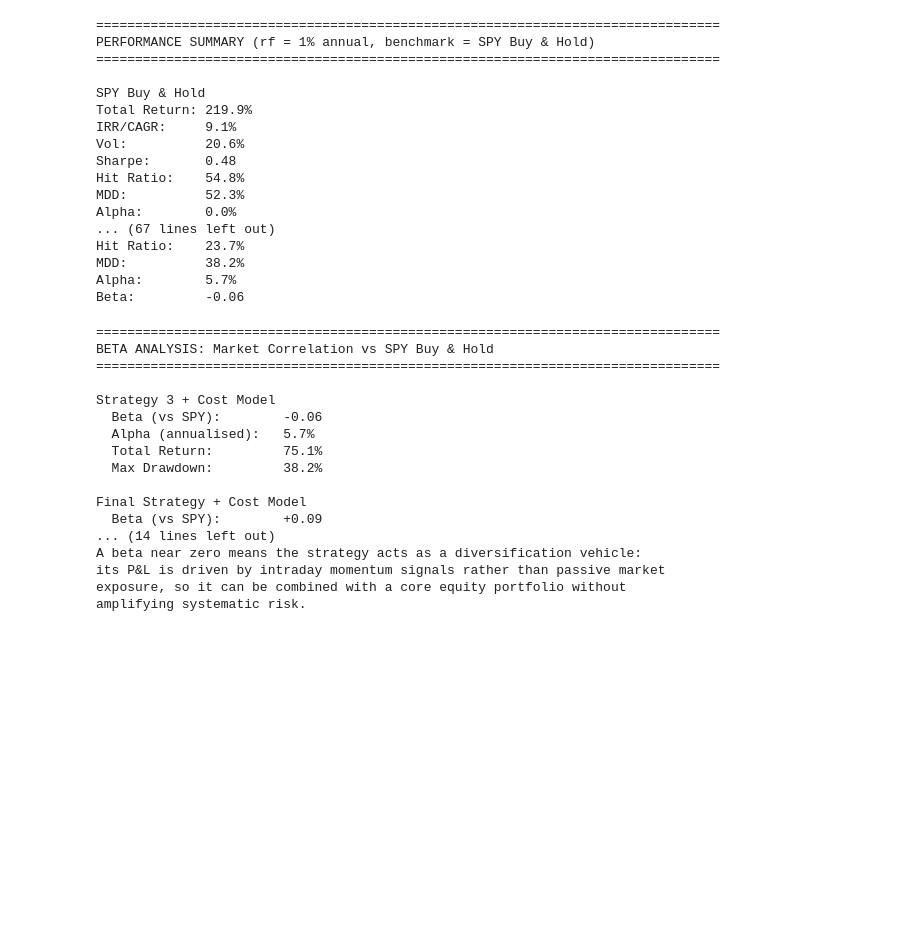
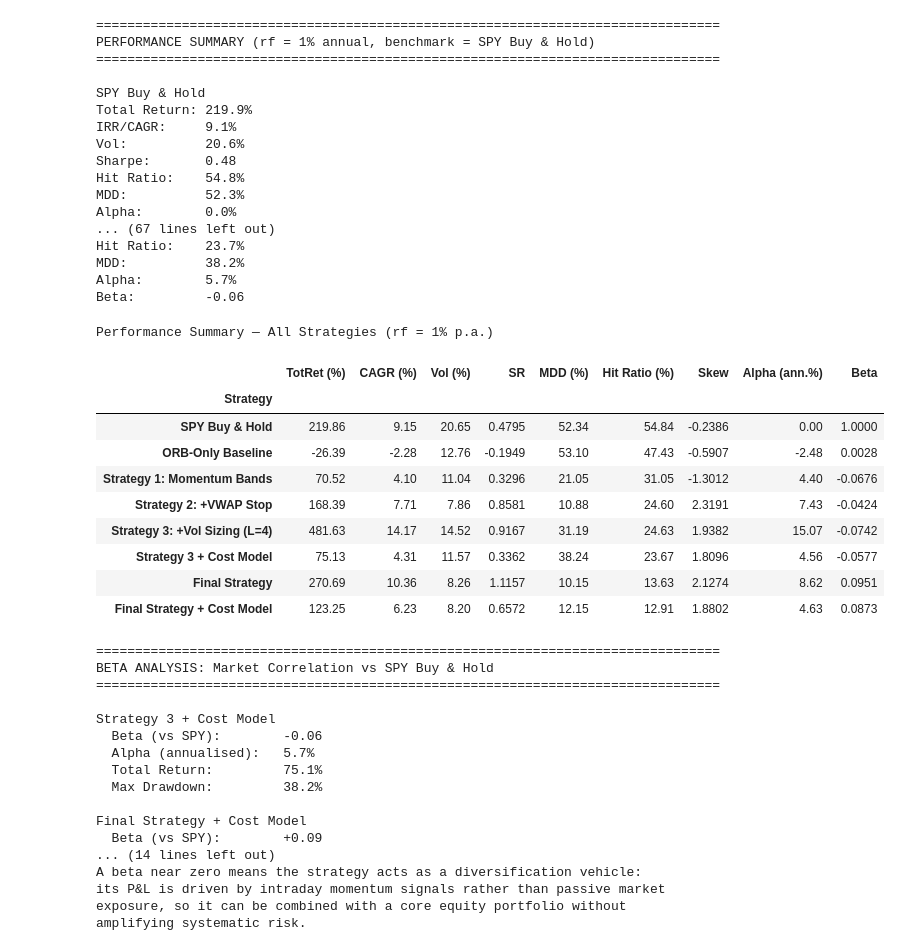
Before and after one commit to Seal1026/project_code, a Jupyter notebook: momentum.ipynb, the cells around one changed output. Cells and saved outputs as stored; diff of their text form; code cells hidden in the pictures; blank space fills up the shorter version.

Commit message:
add metrics for all

```diff
--- a/momentum.ipynb
+++ b/momentum.ipynb
@@ -382,6 +382,63 @@ Hit Ratio:    23.7%
 MDD:          38.2%
 Alpha:        5.7%
 Beta:         -0.06
+# %%
+importlib.reload(mme)
+
+# -------------------------------------------------------------------
+# Comprehensive performance table: all strategies + cost-model variants
+# Columns: TotRet, CAGR, Vol, SR, MDD, Hit Ratio, Skew, Alpha, Beta
+# -------------------------------------------------------------------
+all_equity = {
+    'SPY Buy & Hold':                buy_hold_series,
+    'ORB-Only Baseline':             equity_orb,
+    'Strategy 1: Momentum Bands':    equity1,
+    'Strategy 2: +VWAP Stop':        equity2,
+    'Strategy 3: +Vol Sizing (L=4)': equity3,
+    'Strategy 3 + Cost Model':       equity6,
+    'Final Strategy':                equity4,
+    'Final Strategy + Cost Model':   equity5,
+}
+
+perf_df = mme.metrics_table(all_equity, rf_annual=0.01, spy_equity=buy_hold_series)
+
+# Format for display
+fmt = {
+    'TotRet (%)':    '{:.2f}',
+    'CAGR (%)':      '{:.2f}',
+    'Vol (%)':       '{:.2f}',
+    'SR':            '{:.4f}',
+    'MDD (%)':       '{:.2f}',
+    'Hit Ratio (%)': '{:.2f}',
+    'Skew':          '{:.4f}',
+    'Alpha (ann.%)': '{:.2f}',
+    'Beta':          '{:.4f}',
+}
+
+display(
+    perf_df.style
+        .format(fmt)
+        .set_caption('Performance Summary — All Strategies (rf = 1% p.a.)')
+        .set_table_styles([{
+            'selector': 'caption',
+            'props': [('font-size', '13px'), ('font-weight', 'bold'), ('text-align', 'left')]
+        }])
+        .background_gradient(subset=['SR'],      cmap='RdYlGn', vmin=-0.3, vmax=1.2)
+        .background_gradient(subset=['MDD (%)'], cmap='RdYlGn_r', vmin=5,  vmax=55)
+        .background_gradient(subset=['TotRet (%)'], cmap='RdYlGn', vmin=-30, vmax=500)
+)
+# %% [output]
+Performance Summary — All Strategies (rf = 1% p.a.)
+|  | TotRet (%) | CAGR (%) | Vol (%) | SR | MDD (%) | Hit Ratio (%) | Skew | Alpha (ann.%) | Beta |
+| Strategy |  |  |  |  |  |  |  |  |  |
+| SPY Buy & Hold | 219.86 | 9.15 | 20.65 | 0.4795 | 52.34 | 54.84 | -0.2386 | 0.00 | 1.0000 |
+| ORB-Only Baseline | -26.39 | -2.28 | 12.76 | -0.1949 | 53.10 | 47.43 | -0.5907 | -2.48 | 0.0028 |
+| Strategy 1: Momentum Bands | 70.52 | 4.10 | 11.04 | 0.3296 | 21.05 | 31.05 | -1.3012 | 4.40 | -0.0676 |
+| Strategy 2: +VWAP Stop | 168.39 | 7.71 | 7.86 | 0.8581 | 10.88 | 24.60 | 2.3191 | 7.43 | -0.0424 |
+| Strategy 3: +Vol Sizing (L=4) | 481.63 | 14.17 | 14.52 | 0.9167 | 31.19 | 24.63 | 1.9382 | 15.07 | -0.0742 |
+| Strategy 3 + Cost Model | 75.13 | 4.31 | 11.57 | 0.3362 | 38.24 | 23.67 | 1.8096 | 4.56 | -0.0577 |
+| Final Strategy | 270.69 | 10.36 | 8.26 | 1.1157 | 10.15 | 13.63 | 2.1274 | 8.62 | 0.0951 |
+| Final Strategy + Cost Model | 123.25 | 6.23 | 8.20 | 0.6572 | 12.15 | 12.91 | 1.8802 | 4.63 | 0.0873 |
 # %%
 # Beta Analysis: Low Market Correlation of Cost-Adjusted Strategies
 print('=' * 80)
```
Also changed, not shown: 1 other file.
